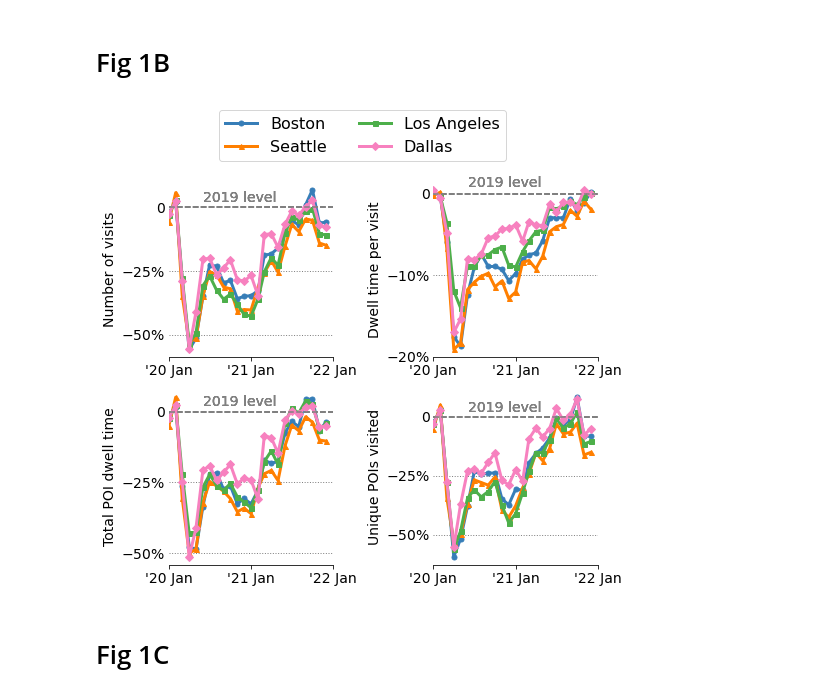
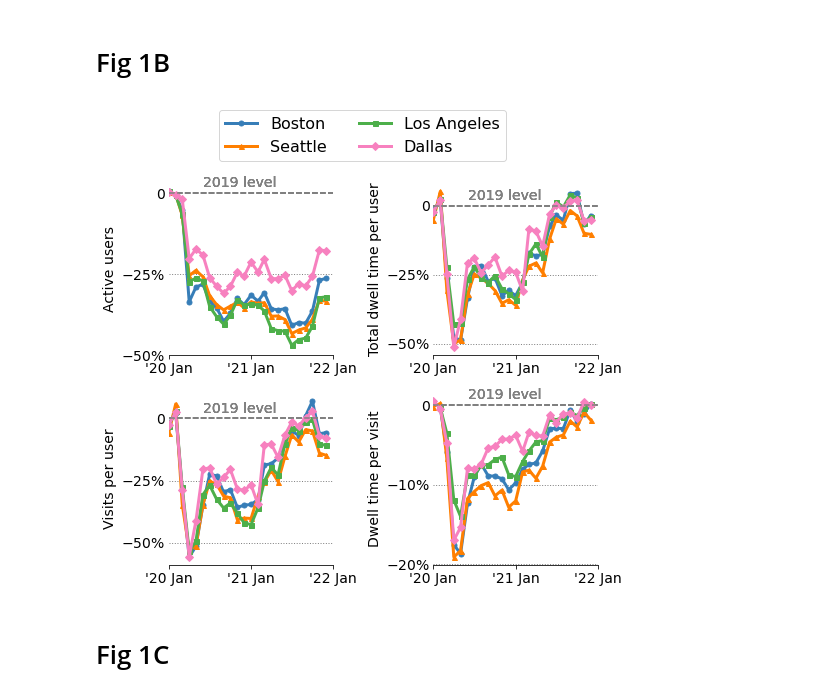
Before and after one commit to takayabe0505/IncomeDiversity, a Jupyter notebook: fig1.ipynb, the cells around one changed output. Cells and saved outputs as stored; diff of their text form; code cells hidden in the pictures.

```diff
--- a/fig1.ipynb
+++ b/fig1.ipynb
@@ -7,7 +7,7 @@ import matplotlib.pyplot as plt
 from matplotlib.dates import DateFormatter
 from datetime import datetime as dt
 # %%
-root = './'
+root = 'C:/Users/yabec/Desktop/segregation_outputdata/github_data/'
 auxdata = root+"auxdata/"
 # %%
 CB_color_cycle = ['#377eb8', '#ff7f00', '#4daf4a',
@@ -68,11 +68,11 @@ plt.show()
 df = pd.read_csv(root+"fig1/"+"fig1B.csv")
 
 fig,ax = plt.subplots(2,2,figsize=(7.5,6))
-for i,(label,ylabs,yticklabs,anno) in enumerate(zip(['Number of visits', 'Total POI dwell time', 'Dwell time per visit', 'Unique POIs visited'],
-                                                    [[50,75,100],[50,75,100],[80,90,100],[50,75,100]],
+for i,(label,ylabs,yticklabs,anno) in enumerate(zip(['Active users','Visits per user', 'Total dwell time per user', 'Dwell time per visit'],
+                                                    [[50,75,100],[50,75,100],[50,75,100],[80,90,100]],
                                                     [[r'$\minus$50%',r'$\minus$25%','0'],[r'$\minus$50%',r'$\minus$25%','0'],
-                                                     [r'$\minus$20%',r'$\minus$10%','0'],[r'$\minus$50%',r'$\minus$25%','0']],
-                                                    [102,102,100.8,102])):
+                                                     [r'$\minus$50%',r'$\minus$25%','0'],[r'$\minus$20%',r'$\minus$10%','0']],
+                                                    [102,102,102,100.8])):
     x = i%2
     y = i//2
     hlab = "2019 trend"
@@ -81,34 +81,34 @@ for i,(label,ylabs,yticklabs,anno) in enumerate(zip(['Number of visits', 'Total
                                       [CB_color_cycle[0],CB_color_cycle[1],CB_color_cycle[2],CB_color_cycle[3]],
                                       ["o","^",'s',"D"]):
         ### paths
         thisvari = df[(df["city"]==city_name)&(df["variable"]==label)]
         thisvari["date"] = pd.to_datetime(thisvari["date"])
         if (i!=0):
             lab = None
             hlab = None
         ax[x,y].plot(thisvari["date"], thisvari["value"], label=lab, color=col, marker=mark, linewidth=3, markersize=5)
         ax[x,y].axhline(100, color='gray', linestyle="--")
         ax[x,y].annotate("2019 level", xy=(dt.strptime("2020-06-01","%Y-%m-%d"),anno), fontsize=14, color='gray')
     # ax[x,y].plot([],[], color="gray", linestyle="--", label=hlab)
     ax[x,y].xaxis.set_major_formatter(DateFormatter('%Y/%m'))
     ax[x,y].set_xticks(["2020-01-01","2021-01-01","2022-01-01"])
     ax[x,y].set_xticklabels(["'20 Jan","'21 Jan","'22 Jan"], fontsize=14)
     ax[x,y].set_yticks(ylabs)
     ax[x,y].set_yticklabels(yticklabs, fontsize=14)
     ax[x,y].set_xlim(dt.strptime("2020-01-01","%Y-%m-%d"), dt.strptime("2022-01-01","%Y-%m-%d"))
     ax[x,y].spines['left'].set_visible(False)
     ax[x,y].spines['right'].set_visible(False)
     ax[x,y].spines['top'].set_visible(False)
     ax[x,y].set_ylabel(label, fontsize=14)
     ax[x,y].tick_params(axis=u'y', which=u'both',length=0)
     for ytic in ylabs:
         if ytic!=100:
             ax[x,y].axhline(ytic, color='gray', linestyle=":",linewidth=1,  zorder=1)
 fig.legend(ncol=2, loc="lower center", bbox_to_anchor=(.5,.99), fontsize=16)
 plt.tight_layout()
 plt.show()
 # %% [output]
-[figure, old version]
+[figure, new version]
 # %% [markdown]
 # Fig 1C
 # %%
```
